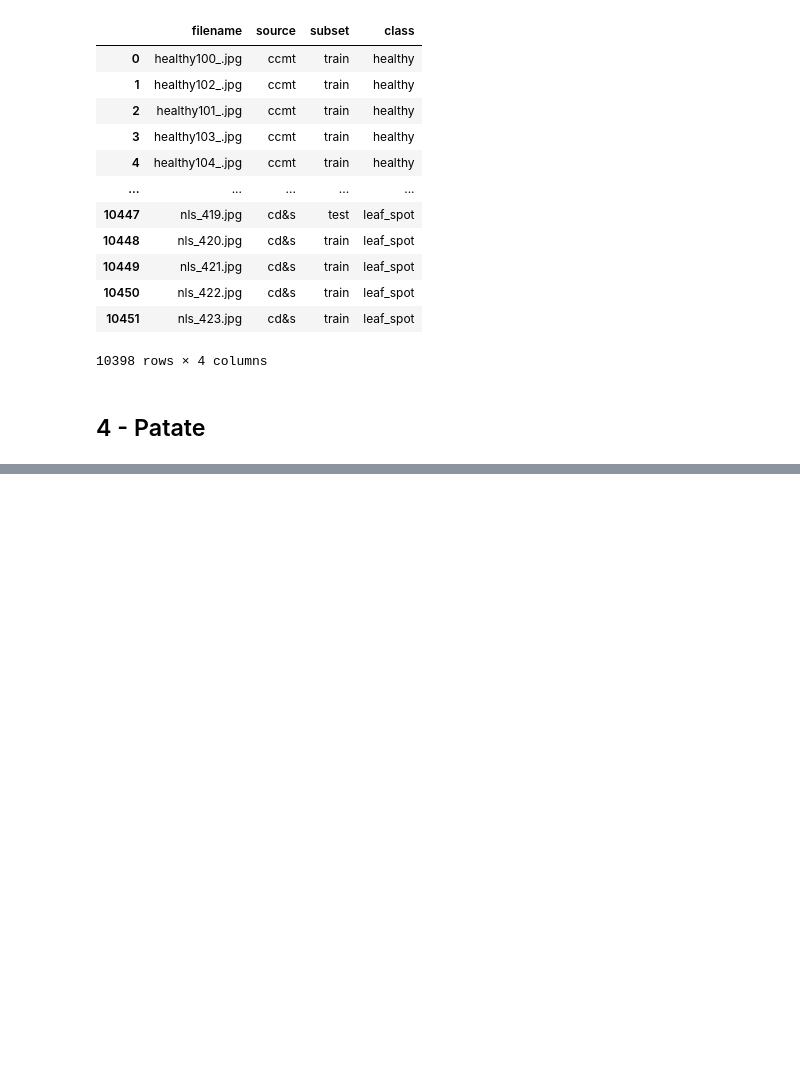
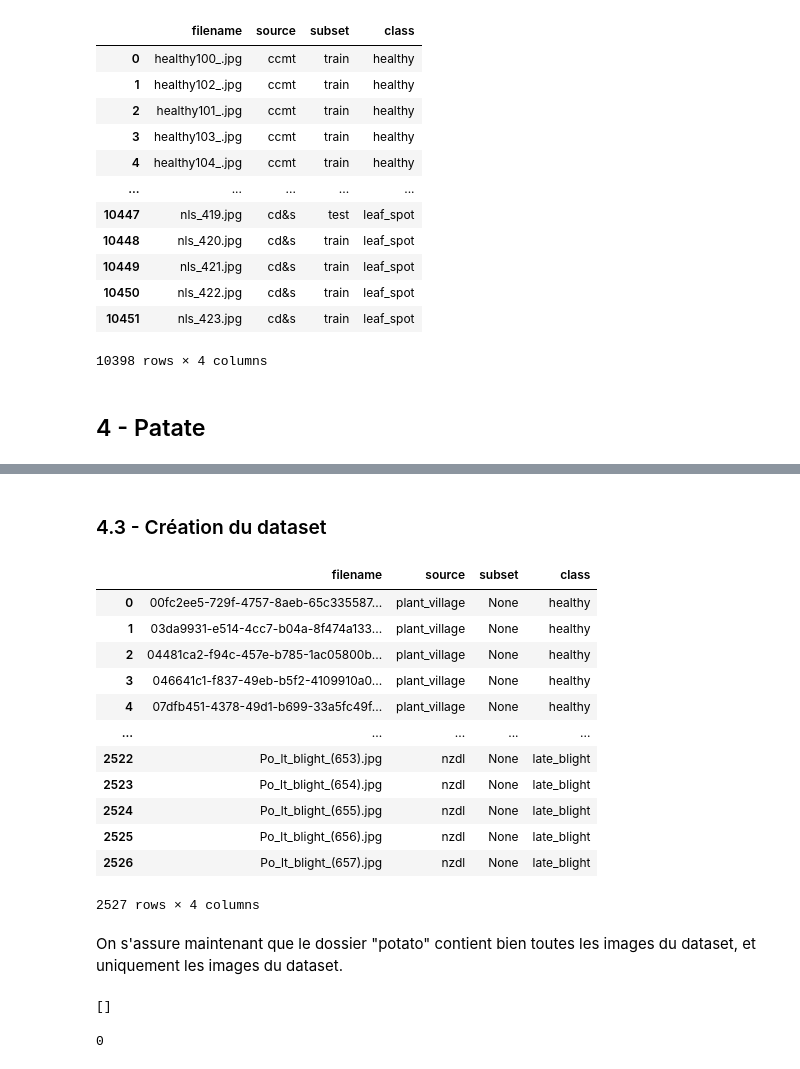
Before and after one commit to maxbhardy/happybud, a Jupyter notebook: training/dataset/create_dataset.ipynb, the cells around one changed output, grey strips where cells are left out. Saved outputs shown, nothing was run; the diff lists cells and outputs as text; code cells hidden in the pictures; blank space fills up the shorter version.

```diff
--- a/training/dataset/create_dataset.ipynb
+++ b/training/dataset/create_dataset.ipynb
@@ -1729,0 +1846,25 @@ dataset
+# %% [markdown]
+### 4.3 - Création du dataset
+# %%
+# Concaténation des dataframes
+dataset = [plantvillage_dataset, nzdl_dataset]
+
+dataset = pd.concat(dataset, axis=0, ignore_index=True)
+dataset
+# %% [output]
+|  | filename | source | subset | class |
+| 0 | 00fc2ee5-729f-4757-8aeb-65c335587... | plant_village | None | healthy |
+| 1 | 03da9931-e514-4cc7-b04a-8f474a133... | plant_village | None | healthy |
+| 2 | 04481ca2-f94c-457e-b785-1ac05800b... | plant_village | None | healthy |
+| 3 | 046641c1-f837-49eb-b5f2-4109910a0... | plant_village | None | healthy |
+| 4 | 07dfb451-4378-49d1-b699-33a5fc49f... | plant_village | None | healthy |
+| ... | ... | ... | ... | ... |
+| 2522 | Po_lt_blight_(653).jpg | nzdl | None | late_blight |
+| 2523 | Po_lt_blight_(654).jpg | nzdl | None | late_blight |
+| 2524 | Po_lt_blight_(655).jpg | nzdl | None | late_blight |
+| 2525 | Po_lt_blight_(656).jpg | nzdl | None | late_blight |
+| 2526 | Po_lt_blight_(657).jpg | nzdl | None | late_blight |
+2527 rows × 4 columns
+# %% [markdown]
+On s'assure maintenant que le dossier "potato" contient bien toutes les images du dataset,
+et uniquement les images du dataset.
@@ -1729,0 +1879,27 @@ dataset
+# %%
+# On vérifie si toutes les images du dataset sont présentes dans le dossier
+for file in dataset["filename"]:
+    absent_files = []
+    if not (dataset_path / file).exists():
+        absent_files.append(file)
+
+absent_files
+# %% [output]
+[]
+# %%
+# On retire les images qui ne peuvent pas être ouvertes
+import PIL.Image
+
+to_remove = []
+for file in dataset["filename"]:
+    try:
+        PIL.Image.open(dataset_path / file).convert("RGB")
+    except:
+        to_remove.append(file)
+        if (dataset_path / file).exists():
+            (dataset_path / file).unlink()
+
+dataset = dataset.loc[~dataset["filename"].isin(to_remove)]
+len(to_remove)
+# %% [output]
+0
```
Also changed, not shown: parts of 16 cells of this notebook, 4 other files.
